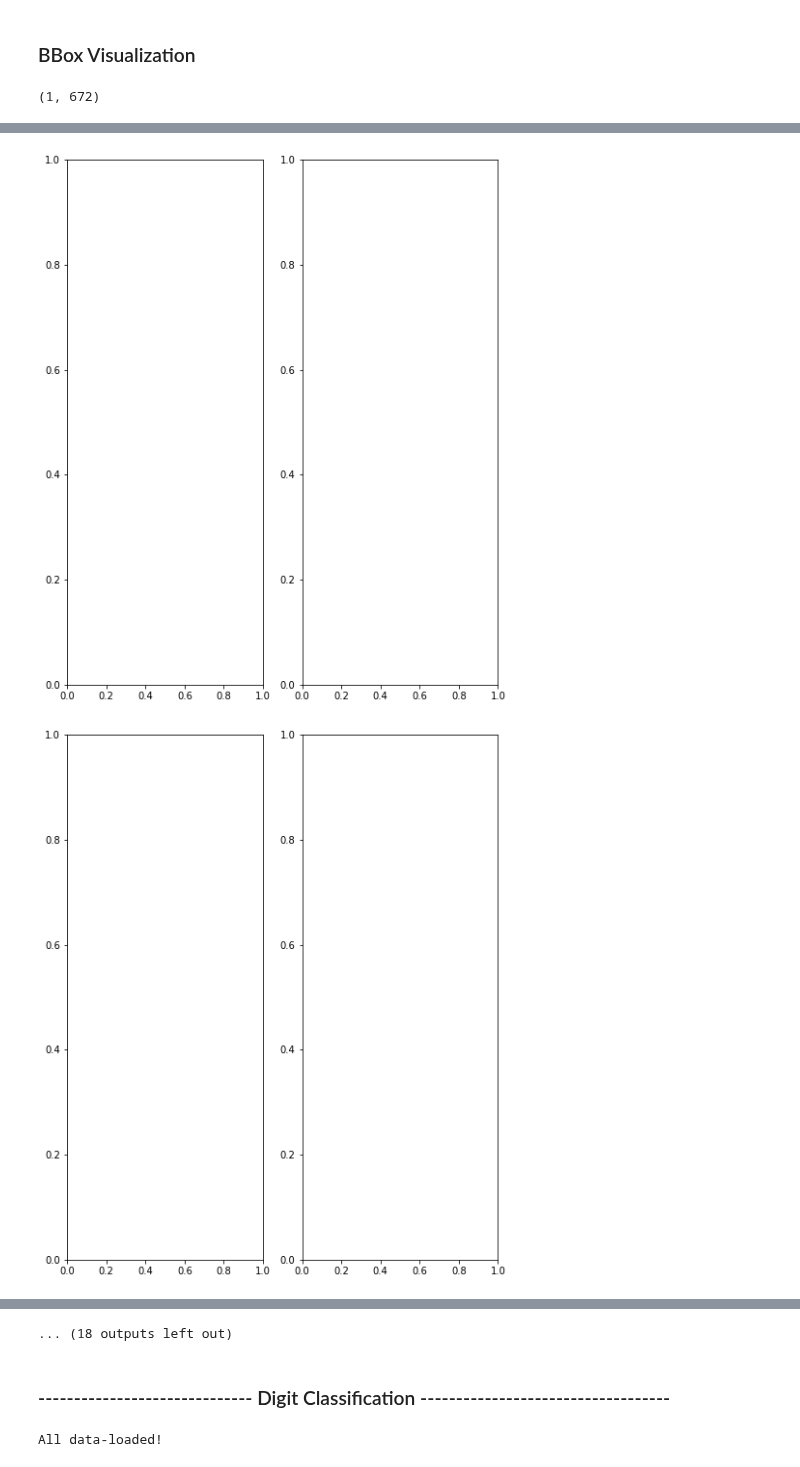
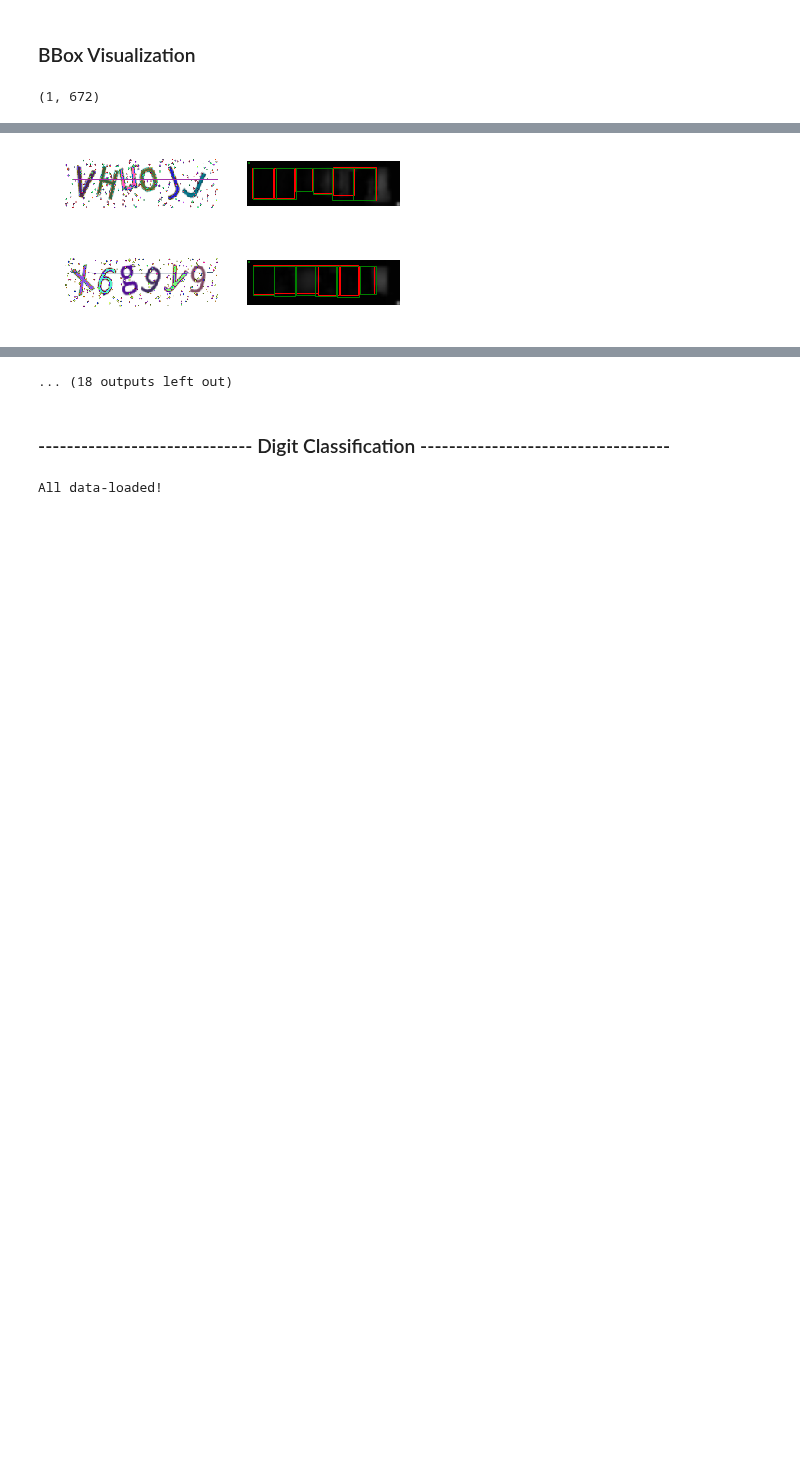
Before and after one commit to tonyjo/multi_digit_classification_attention, a Jupyter notebook: CAPTCHA/evaluate_and_viz.ipynb, the cells around one changed output, grey strips where cells are left out. Saved outputs shown, nothing was run; the diff lists cells and outputs as text; code cells hidden in the pictures; blank space fills up the shorter version.

```diff
--- a/CAPTCHA/evaluate_and_viz.ipynb
+++ b/CAPTCHA/evaluate_and_viz.ipynb
@@ -148,12 +148,12 @@ with tf.Session(config=tf.ConfigProto(gpu_options=config)) as sess:
         print("Start testing with Model with random weights...")
 
     for i in range(n_iters):
-        image_batch_norm, grd_bboxes_batch = next(test_gen)
+        image_batch, image_batch_norm, grd_bboxes_batch = next(test_gen)
         feed_dict = {model.images: image_batch_norm,
                      model.drop_prob: 1.0}
         prediction_bboxes, prediction_alpha = sess.run([pred_bboxs_, alpha_list_], feed_dict)
 
-        vis_images.append(image_batch_norm)
+        vis_images.append(image_batch)
         attn_images.append(prediction_alpha)
         pred_bboxes.append(prediction_bboxes)
         grnd_bboxes.append(grd_bboxes_batch)
@@ -198,7 +208,7 @@ final_IOU_score = 0.0
 for t in range(n_iters):
     sample_seq = 0.0
     sample_iou = 0.0
-    for T in range(8):
+    for T in range(1, 7, 1):
         ## Ground
         sample_left_grd  = grnd_bboxes[t][0][T][0]
         sample_top_grd   = grnd_bboxes[t][0][T][1]
@@ -297,12 +293,12 @@ ValueError: 3-dimensional arrays must be of dtype unsigned byte, unsigned short,
 count = 0
 for t in range(0, n_iters, shift_viz):
     # Plot original image
-    plt.subplots(1, 2)
-    ax[0].imshow((((vis_images[t][0]) + 1) * 127.5).astype(int))
+    fig,ax = plt.subplots(1, 2)
+    ax[0].imshow(vis_images[t][0])
     ax[0].axis('off')
-    ax[1].imshow((((vis_images[t][0]) + 1) * 127.5).astype(int))
-    for T in range(8):
-        ax[1].imshow(upscaled_attn_images[count][T], alpha=0.5)
+    ax[1].imshow(vis_images[t][0])
+    for T in range(1, 7, 1):
+        # ax[1].imshow(upscaled_attn_images[count][T], alpha=0.5)
 
         # Ground
         sample_left_grd  = grnd_bboxes[t][0][T][0]
@@ -325,35 +321,35 @@ for t in range(0, n_iters, shift_viz):
 #         sample_width = int(pred_bboxes[t][T][0][2]) + 3
 #         sample_heigt = int(pred_bboxes[t][T][0][3]) + 4
 
-        vld_bbox = bbox_threshold(left=sample_left, top=sample_top,\
-                          width=sample_width, height=sample_heigt)
+#         vld_bbox = bbox_threshold(left=sample_left, top=sample_top,\
+#                           width=sample_width, height=sample_heigt)
 
 #         if vld_bbox:
 #             # Predicted
 #             sample_right = sample_left + sample_width
 #             sample_down  = sample_top  + sample_heigt
 #             # Ground truth
 #             sample_right_grd = sample_left_grd + sample_width_grd
 #             sample_down_grd  = sample_top_grd  + sample_heigt_grd
 
 #             boxA = (sample_left, sample_top, sample_right, sample_down)
 #             boxB = (sample_left_grd, sample_top_grd, sample_right_grd, sample_down_grd)
 
 #             iou_sample = bb_intersection_over_union(boxA, boxB)
 #         else:
 #             iou_sample = 0.0
 
         rect1 = patches.Rectangle((sample_left, sample_top), sample_width, sample_heigt,linewidth=1,edgecolor='r',facecolor='none')
         rect2 = patches.Rectangle((sample_left_grd, sample_top_grd), sample_width_grd, sample_heigt_grd,linewidth=1,edgecolor='g',facecolor='none')
 
         #ax[T+1].text(0, 1, (int(sample_left), int(sample_top), int(sample_width), int(sample_heigt)), color='black', backgroundcolor='white', fontsize=7)
         #ax[T+1].text(0, 56, 'iou: ' + str(np.round(iou_sample, decimals=3)), color='black', backgroundcolor='white', fontsize=7)
         ax[1].add_patch(rect1)
         ax[1].add_patch(rect2)
         ax[1].axis('off')
 
     plt.show()
     count += 1
 # %% [output]
-[figure, old version]
+[figure, new version]
-[figure, old version]
+[figure, new version]
```
Also changed, not shown: parts of 7 cells of this notebook, 1 other file.
